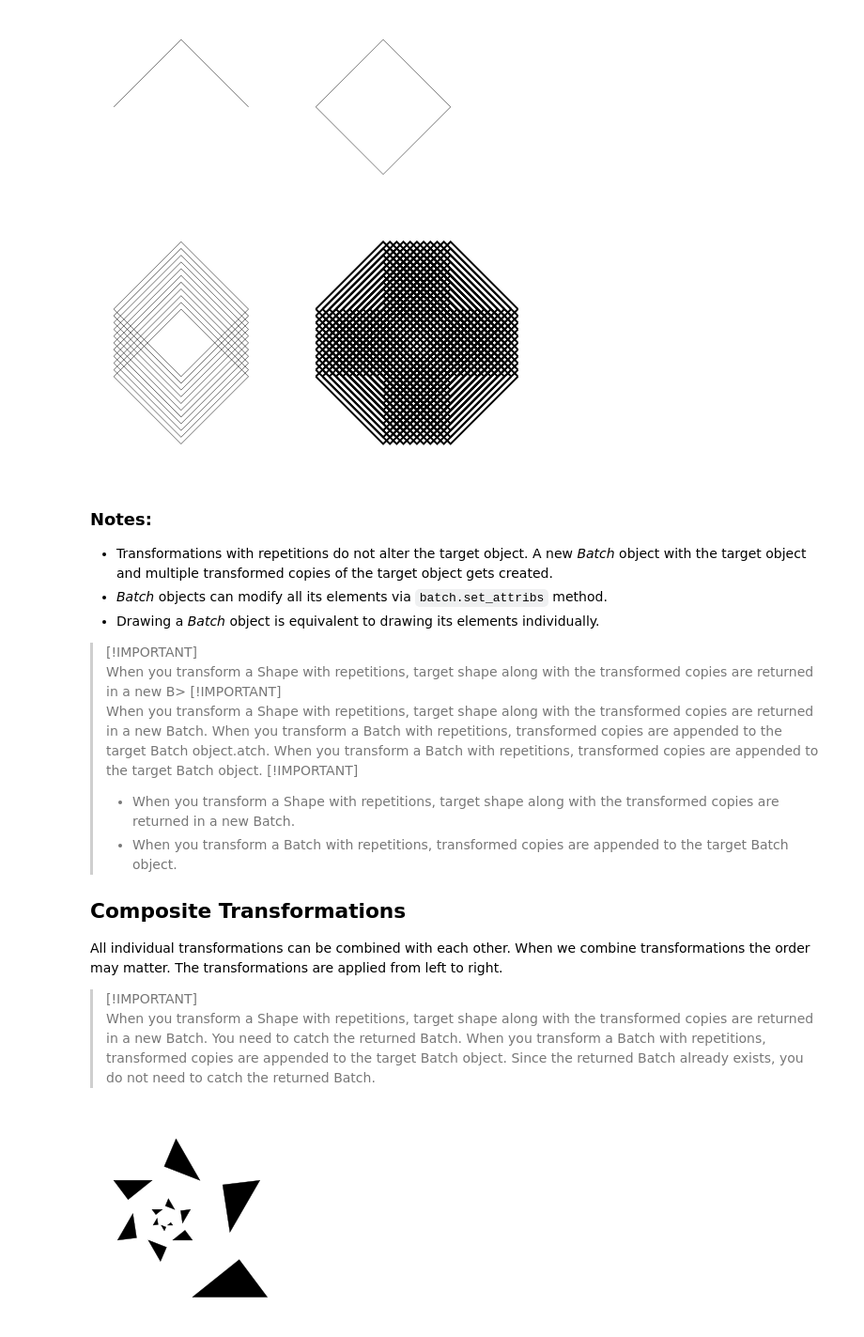
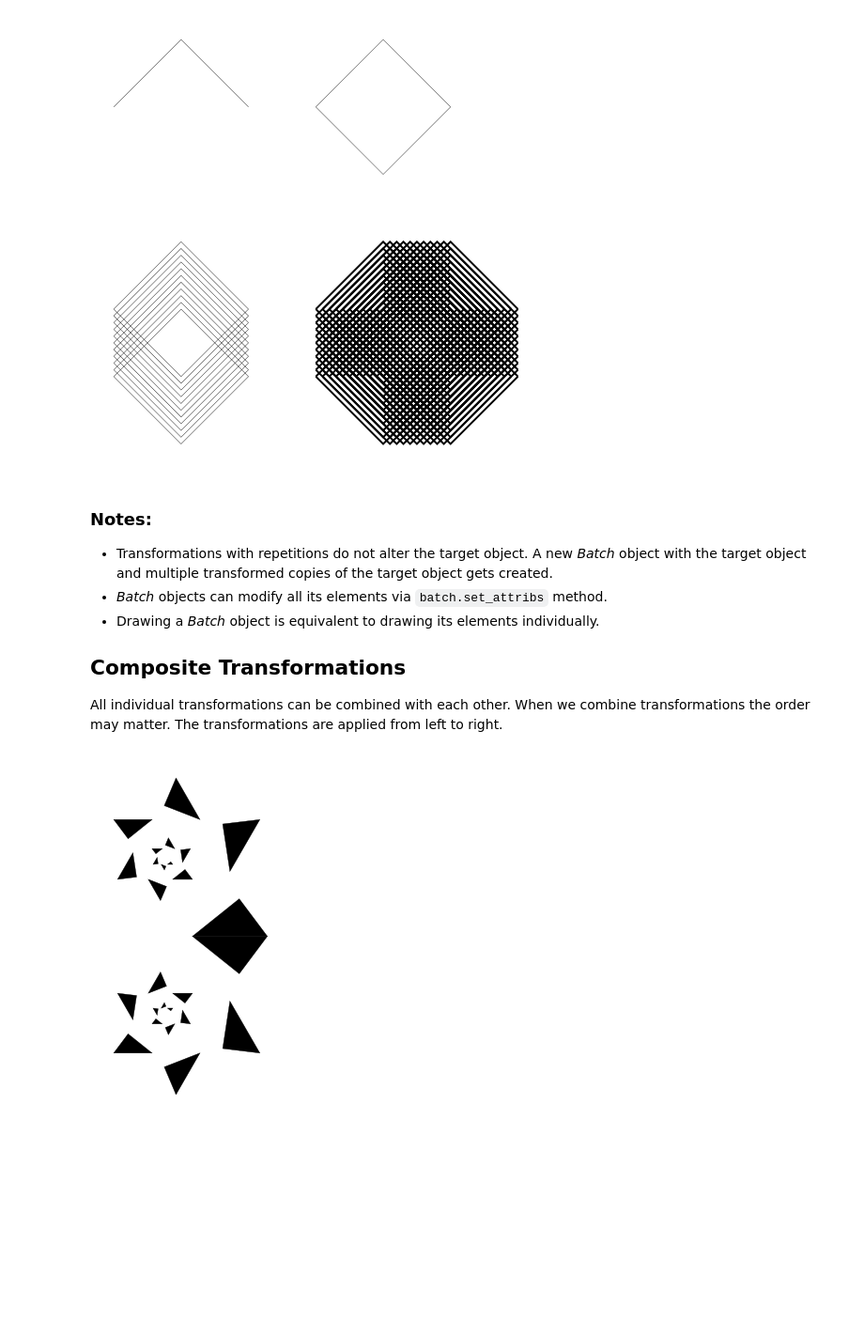
Before and after one commit to mekanimo/simetri, a Jupyter notebook: docs/brief_overview.ipynb, the cells around one changed output. Shown at 94% size. Drawn from its saved outputs; the diff is of its cells as text; code cells hidden in the pictures; blank space fills up the shorter version.

```diff
--- a/docs/brief_overview.ipynb
+++ b/docs/brief_overview.ipynb
@@ -139,37 +278,26 @@ canvas.display()
 - Transformations with repetitions do not alter the target object. A new *Batch* object with the target object and multiple transformed copies of the target object gets created.
 - *Batch* objects can modify all its elements via `batch.set_attribs` method.
 - Drawing a *Batch* object is equivalent to drawing its elements individually.
-> [!IMPORTANT]
-> When you transform a Shape with repetitions, target shape along with the transformed copies are returned in a new B> [!IMPORTANT]
-> When you transform a Shape with repetitions, target shape along with the transformed copies are returned in a new Batch.
-> When you transform a Batch with repetitions, transformed copies are appended to the target Batch object.atch.
-> When you transform a Batch with repetitions, transformed copies are appended to the target Batch object.
-> [!IMPORTANT]
-> - When you transform a Shape with repetitions, target shape along with the transformed copies are returned in a new Batch.
-> - When you transform a Batch with repetitions, transformed copies are appended to the target Batch object.
+
 
 ## Composite Transformations
 
 All individual transformations can be combined with each other. When we combine transformations the order may matter. The transformations are applied from left to right.
-
-> [!IMPORTANT]
-> When you transform a Shape with repetitions, target shape along with the transformed copies are returned in a new Batch. You need to catch the returned Batch.
-> When you transform a Batch with repetitions, transformed copies are appended to the target Batch object. Since the returned Batch already exists, you do not need to catch the returned Batch.
 # %%
 import simetri.graphics as sg
 
 canvas = sg.Canvas()
 triangle = sg.Shape([(0, 0), (50, 40), (80, 0)], closed=True)
 
 translate = sg.translation_matrix(dx=100, dy=0)
 rotate = sg.rotation_matrix(sg.pi/3)
 scale = sg.scale_matrix(scale_x=.8, scale_y=.8)
 comp_transform = translate @ rotate @ scale
 
 triangles = triangle.transform(comp_transform, reps=12)
 
-canvas.draw(triangles)
+canvas.draw(triangles.mirror(triangles.bottom, reps=1))
 
 canvas.display()
 # %% [output]
-[figure, old version]
+[figure, new version]
```
Also changed, not shown: parts of 28 cells of this notebook, 20 other files.
